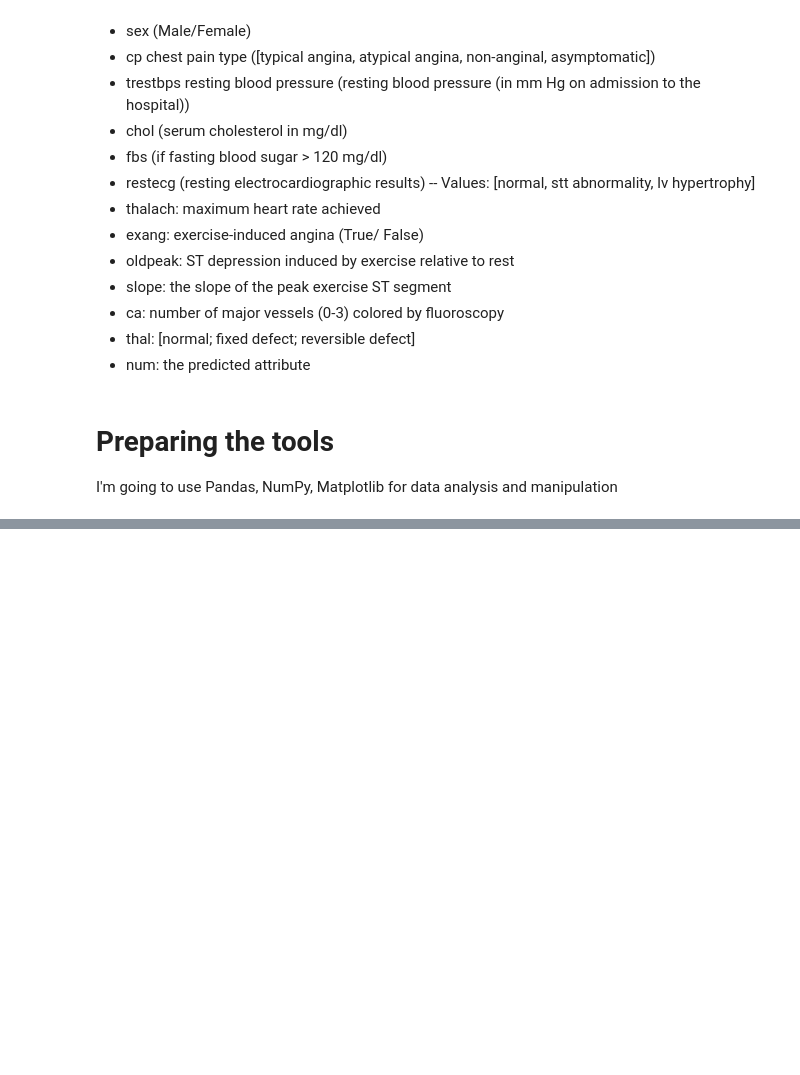
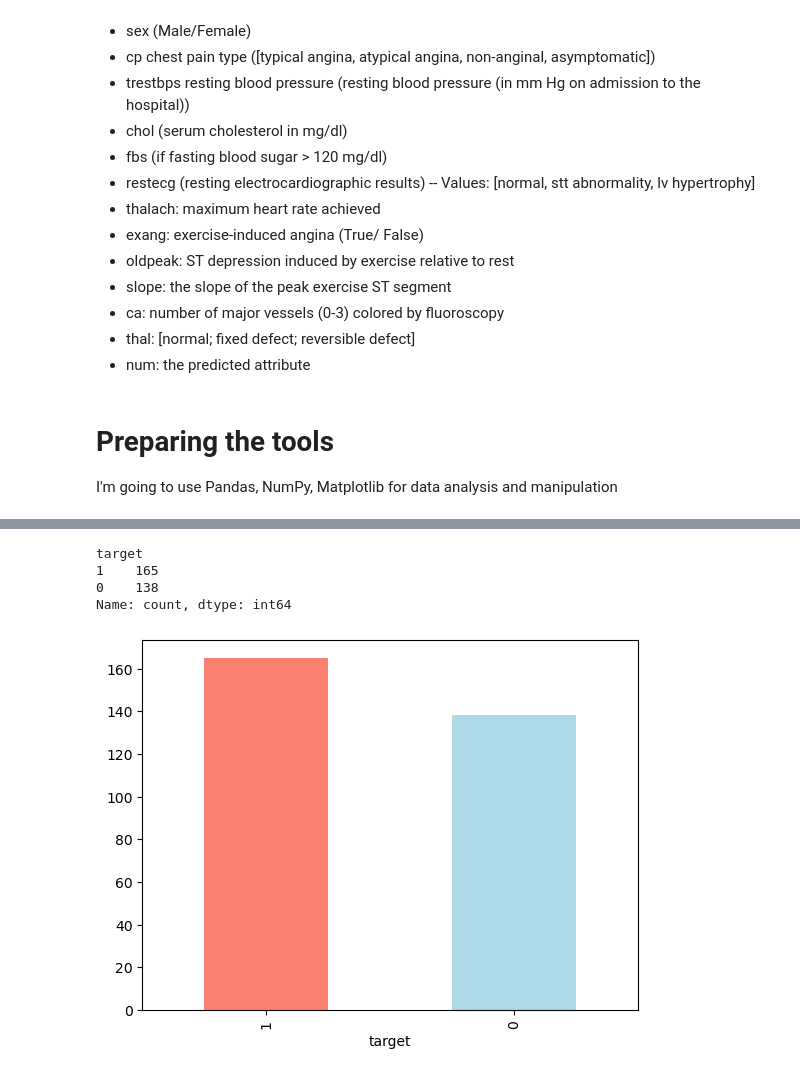
Before and after one commit to r0back55/P1_Sup_Class, a Jupyter notebook: Heart_Disease_Classification.ipynb, the cells around one changed output, grey strips where cells are left out. Saved outputs shown, nothing was run; the diff lists cells and outputs as text; code cells hidden in the pictures; blank space fills up the shorter version.

```diff
--- a/Heart_Disease_Classification.ipynb
+++ b/Heart_Disease_Classification.ipynb
@@ -69,0 +72,3 @@ from sklearn.metrics import RocCurveDisplay
+# %%
+df = pd.read_csv("./heart-disease.csv")
+df.shape
@@ -69,0 +96,15 @@ from sklearn.metrics import RocCurveDisplay
+# %%
+# How many of each class is there
+df["target"].value_counts()
+
+# 1 is heart disease
+# 0 is no hear disease
+# %% [output]
+target
+1    165
+0    138
+Name: count, dtype: int64
+# %%
+df["target"].value_counts().plot(kind="bar",  color=["salmon", "lightblue"]);
+# %% [output]
+[figure, added]
```
Also changed, not shown: parts of 19 cells of this notebook.
